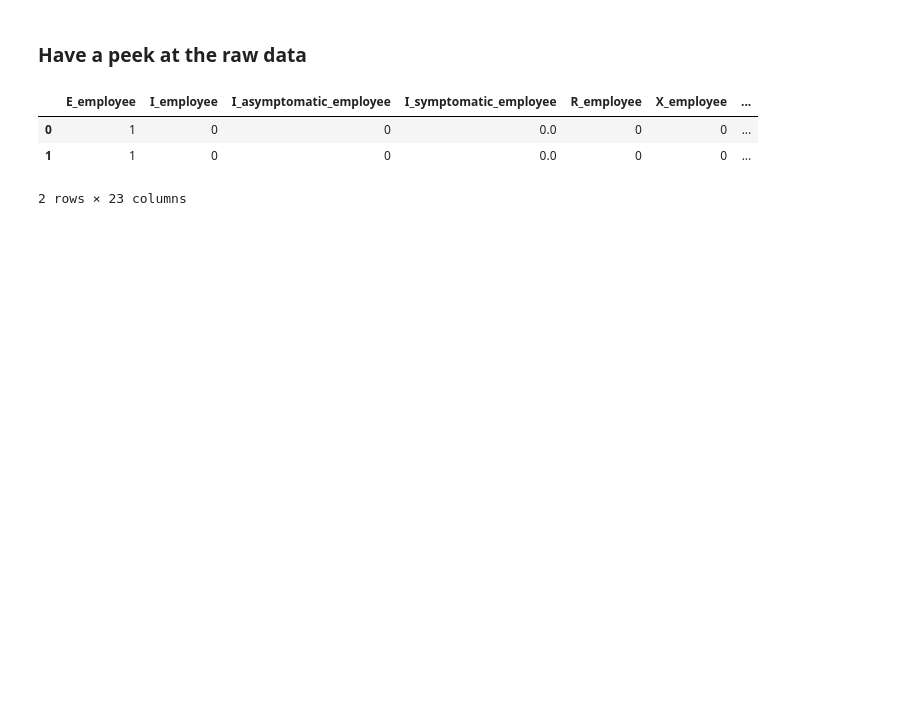
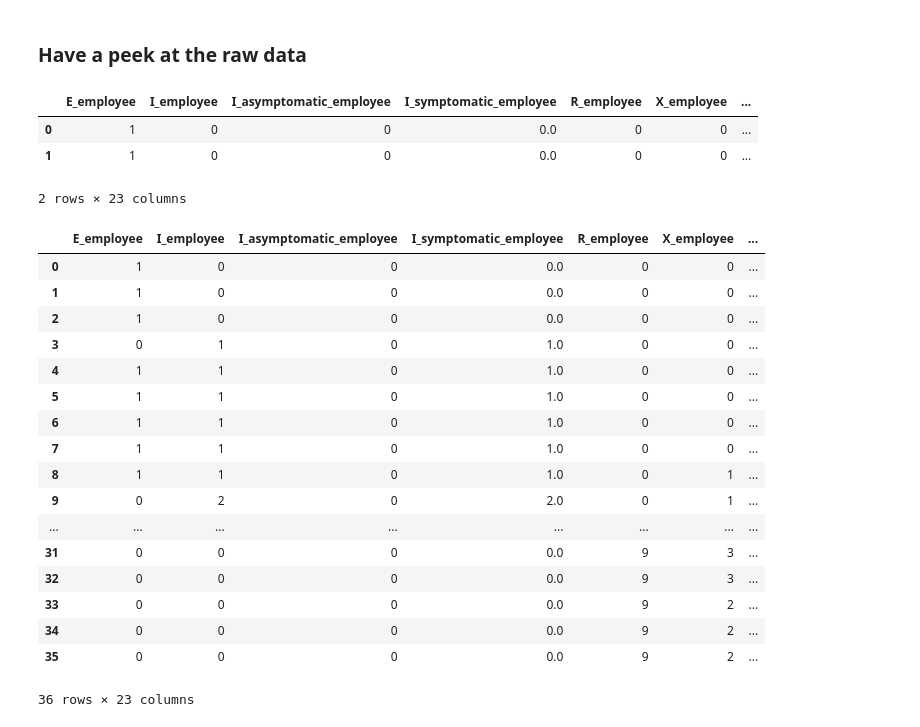
Before and after one commit to JanaLasser/agent_based_COVID_SEIRX, a Jupyter notebook: src/scseirx/example_nursing_home.ipynb, the cells around one changed output. Drawn from its saved outputs; the diff is of its cells as text; code cells hidden in the pictures; blank space fills up the shorter version.

```diff
--- a/src/scseirx/example_nursing_home.ipynb
+++ b/src/scseirx/example_nursing_home.ipynb
@@ -199,3 +195,24 @@ data.head(2)
 | 0 | 1 | 0 | 0 | 0.0 | 0 | 0 | ... |
 | 1 | 1 | 0 | 0 | 0.0 | 0 | 0 | ... |
 2 rows × 23 columns
+# %%
+data
+# %% [output]
+|  | E_employee | I_employee | I_asymptomatic_employee | I_symptomatic_employee | R_employee | X_employee | ... |
+| 0 | 1 | 0 | 0 | 0.0 | 0 | 0 | ... |
+| 1 | 1 | 0 | 0 | 0.0 | 0 | 0 | ... |
+| 2 | 1 | 0 | 0 | 0.0 | 0 | 0 | ... |
+| 3 | 0 | 1 | 0 | 1.0 | 0 | 0 | ... |
+| 4 | 1 | 1 | 0 | 1.0 | 0 | 0 | ... |
+| 5 | 1 | 1 | 0 | 1.0 | 0 | 0 | ... |
+| 6 | 1 | 1 | 0 | 1.0 | 0 | 0 | ... |
+| 7 | 1 | 1 | 0 | 1.0 | 0 | 0 | ... |
+| 8 | 1 | 1 | 0 | 1.0 | 0 | 1 | ... |
+| 9 | 0 | 2 | 0 | 2.0 | 0 | 1 | ... |
+| ... | ... | ... | ... | ... | ... | ... | ... |
+| 31 | 0 | 0 | 0 | 0.0 | 9 | 3 | ... |
+| 32 | 0 | 0 | 0 | 0.0 | 9 | 3 | ... |
+| 33 | 0 | 0 | 0 | 0.0 | 9 | 2 | ... |
+| 34 | 0 | 0 | 0 | 0.0 | 9 | 2 | ... |
+| 35 | 0 | 0 | 0 | 0.0 | 9 | 2 | ... |
+36 rows × 23 columns
```
Also changed, not shown: parts of 6 cells of this notebook, 5 other files.
